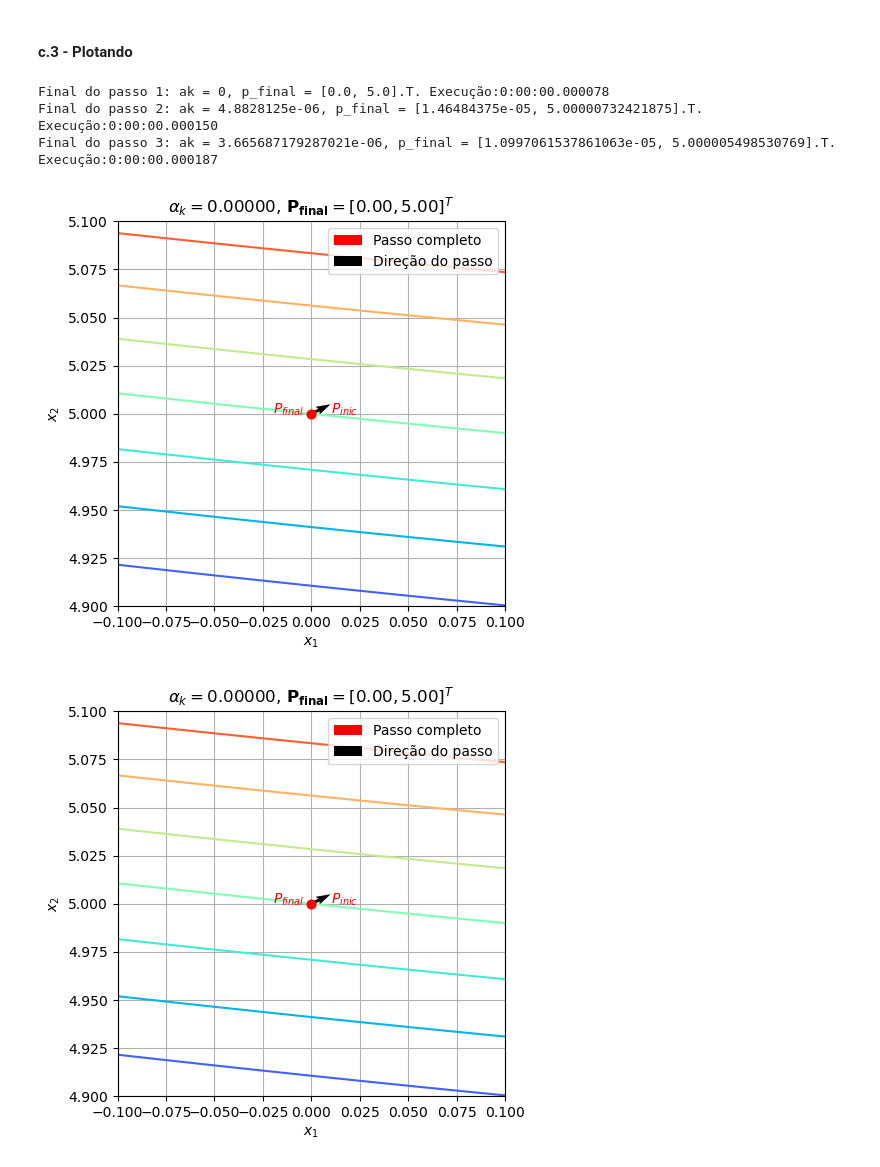
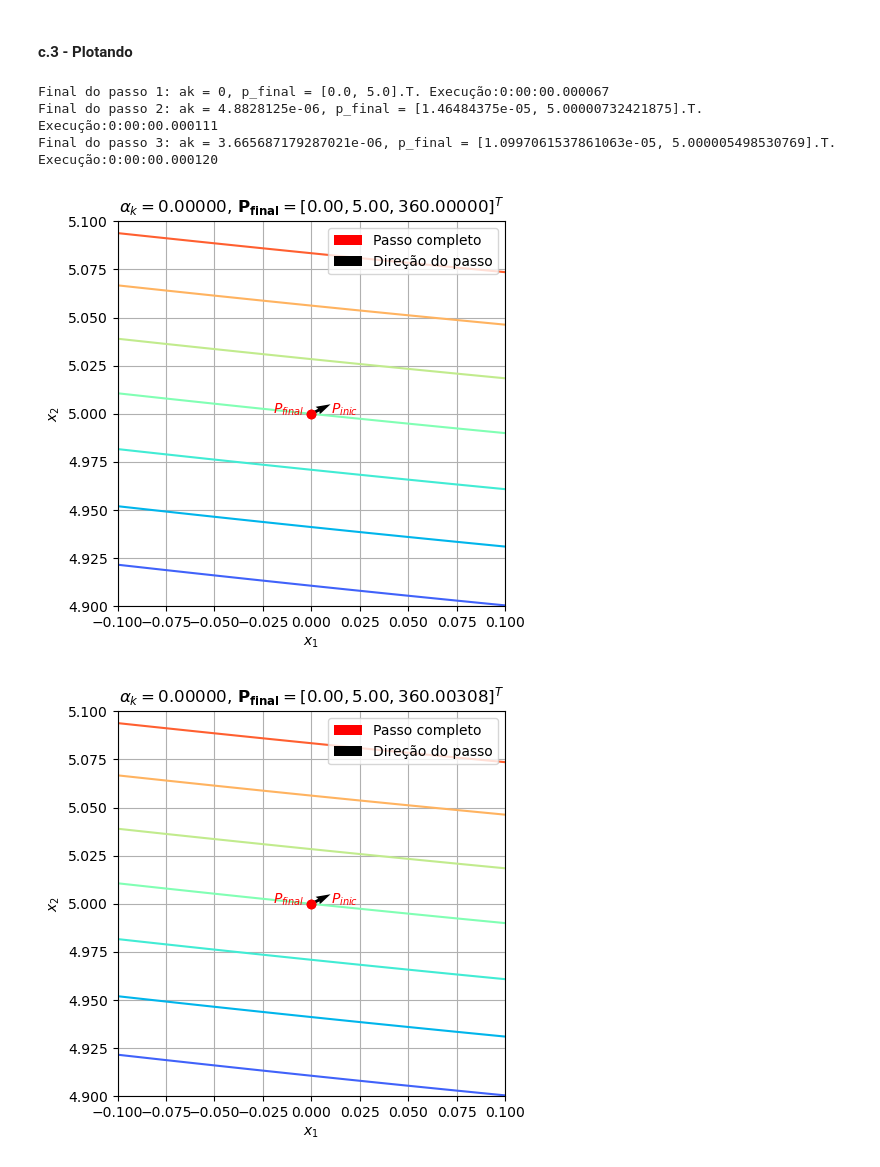
Before and after one commit to prj-phcp/MEC2403_Activities, a Jupyter notebook: Lista1/Lista1.ipynb, the cells around one changed output. Saved outputs shown, nothing was run; the diff lists cells and outputs as text; code cells hidden in the pictures.

```diff
--- a/Lista1/Lista1.ipynb
+++ b/Lista1/Lista1.ipynb
@@ -97,6 +97,6 @@ for step in step_list:
     ax.legend()
     ax.set_xlabel('$x_1$')
     ax.set_ylabel('$x_2$')
-    ax.set_title(f'$\\alpha_k = {ak:.5f}$, $\mathbf{{P_{{final}}}} = [{p_final[0]:.2f}, {p_final[1]:.2f}]^T$')
+    ax.set_title(f'$\\alpha_k = {ak:.5f}$, $\mathbf{{P_{{final}}}} = [{p_final[0]:.2f}, {p_final[1]:.2f}, {f(*p_final):.5f}]^T$')
     fig.savefig(f'images/q2{item}_{i}.pdf')
 # %% [output]
@@ -146,6 +146,6 @@ for step in step_list:
     ax.legend()
     ax.set_xlabel('$x_1$')
     ax.set_ylabel('$x_2$')
-    ax.set_title(f'$\\alpha_k = {ak:.5f}$, $\mathbf{{P_{{final}}}} = [{p_final[0]:.2f}, {p_final[1]:.2f}]^T$')
+    ax.set_title(f'$\\alpha_k = {ak:.5f}$, $\mathbf{{P_{{final}}}} = [{p_final[0]:.2f}, {p_final[1]:.2f}, {f(*p_final):.5f}]^T$')
     fig.savefig(f'images/q2{item}_{i}.pdf')
 # %% [output]
@@ -171,35 +171,35 @@ d = np.array([3, 1.5])
 # %%
 item = 'c'
 
 x = np.linspace(-0.1, 0.1, 50)
 y = np.linspace(4.9, 5.1, 50)
 X, Y = np.meshgrid(x, y)
 Z = f(X, Y)
 
 i = 0
 for step in step_list:
     i += 1
     t_init = datetime.datetime.now()
     ak, p_final = step(p_inicial, d, f)
     t_final = datetime.datetime.now()
     print(f'Final do passo {i}: ak = {ak}, p_final = [{p_final[0]}, {p_final[1]}].T. Execução:{t_final - t_init}')
     fig, ax = plt.subplots(1,1, figsize=(5, 5))
     ax.contour(X, Y, Z, cmap='rainbow')
     ax.plot(*p_inicial, 'ro')
     ax.text(p_inicial[0]+0.01, p_inicial[1], '$P_{inic}$', color='red')
     ax.plot(*p_final, 'ro')
     ax.text(p_final[0]-0.02, p_final[1], '$P_{final}$', color='red')
     ax.quiver(p_inicial[0], p_inicial[1], p_final[0]-p_inicial[0], p_final[1]-p_inicial[1], color='red', angles='xy', scale_units='xy', scale=1, label='Passo completo')
     ax.quiver(p_inicial[0], p_inicial[1], d[0], d[1], color='black', angles='xy', label='Direção do passo')
     ax.grid()
     ax.legend()
     ax.set_xlabel('$x_1$')
     ax.set_ylabel('$x_2$')
-    ax.set_title(f'$\\alpha_k = {ak:.5f}$, $\mathbf{{P_{{final}}}} = [{p_final[0]:.2f}, {p_final[1]:.2f}]^T$')
+    ax.set_title(f'$\\alpha_k = {ak:.5f}$, $\mathbf{{P_{{final}}}} = [{p_final[0]:.2f}, {p_final[1]:.2f}, {f(*p_final):.5f}]^T$')
     fig.savefig(f'images/q2{item}_{i}.pdf')
 # %% [output]
-Final do passo 1: ak = 0, p_final = [0.0, 5.0].T. Execução:0:00:00.000078
-Final do passo 2: ak = 4.8828125e-06, p_final = [1.46484375e-05, 5.00000732421875].T. Execução:0:00:00.000150
-Final do passo 3: ak = 3.665687179287021e-06, p_final = [1.0997061537861063e-05, 5.000005498530769].T. Execução:0:00:00.000187
+Final do passo 1: ak = 0, p_final = [0.0, 5.0].T. Execução:0:00:00.000067
+Final do passo 2: ak = 4.8828125e-06, p_final = [1.46484375e-05, 5.00000732421875].T. Execução:0:00:00.000111
+Final do passo 3: ak = 3.665687179287021e-06, p_final = [1.0997061537861063e-05, 5.000005498530769].T. Execução:0:00:00.000120
-[figure, old version]
+[figure, new version]
-[figure, old version]
+[figure, new version]
```
Also changed, not shown: parts of 4 cells of this notebook, 13 other files.
